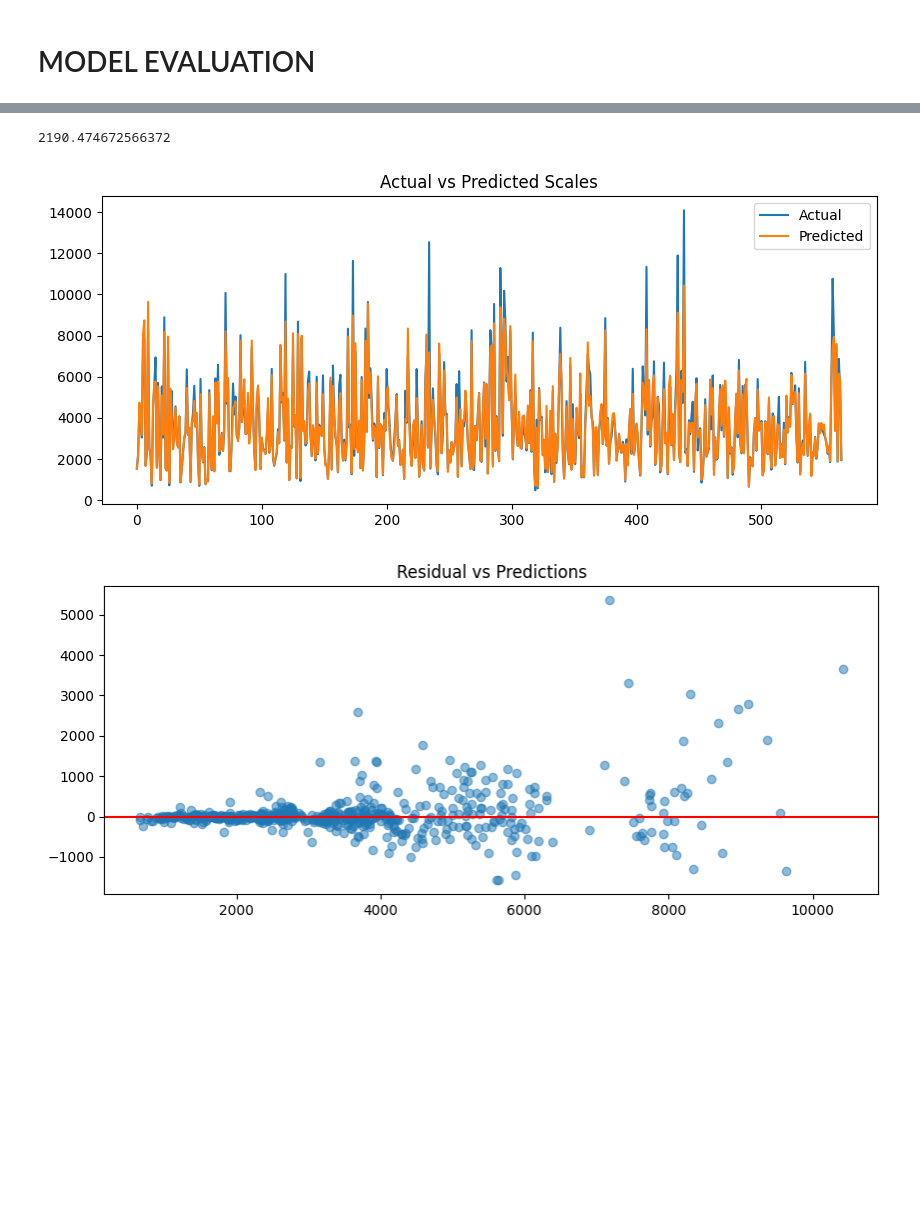
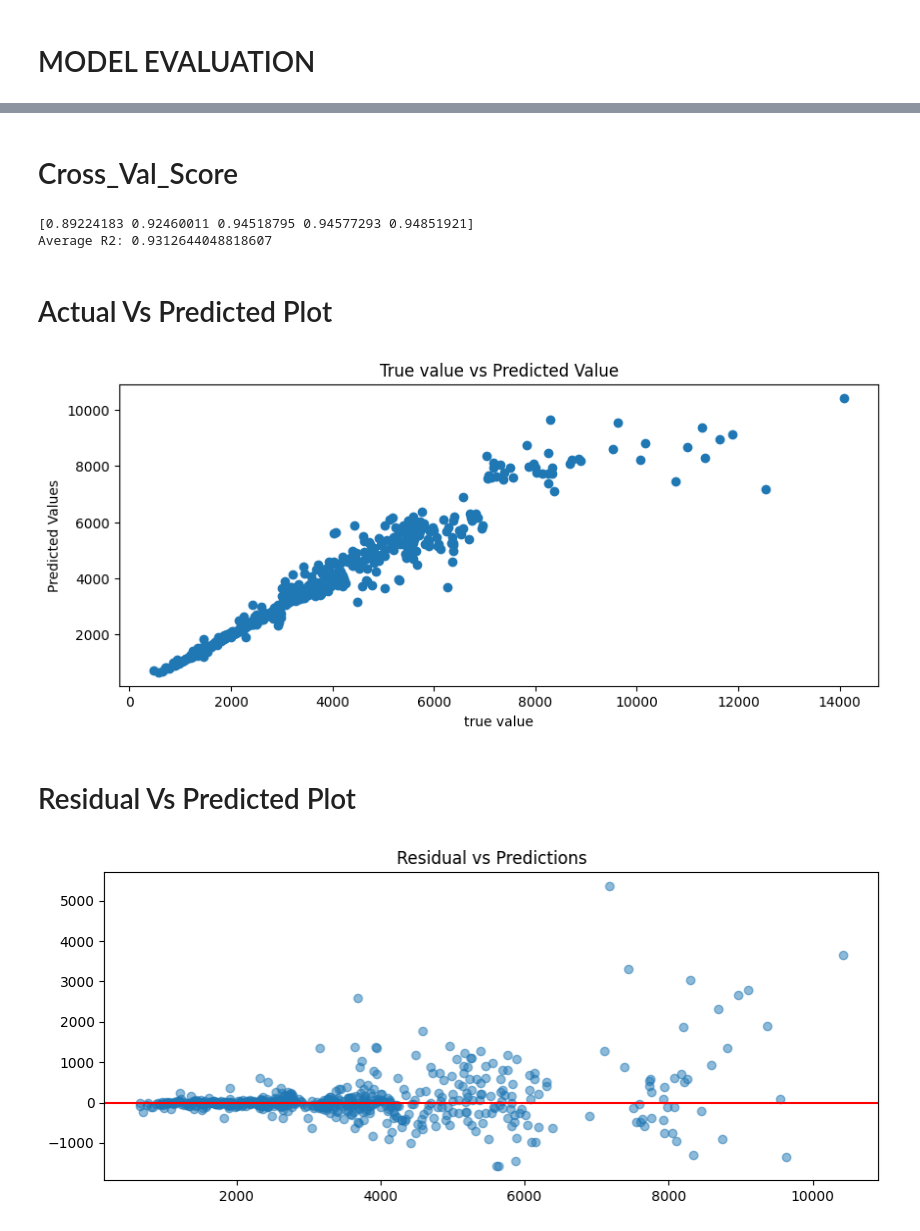
Before and after one commit to Rahul107213/Machine-Learning-Project, a Jupyter notebook: sales_data_sample.ipynb, the cells around one changed output, grey strips where cells are left out. Cells and saved outputs as stored; diff of their text form; code cells hidden in the pictures; blank space fills up the shorter version.

```diff
--- a/sales_data_sample.ipynb
+++ b/sales_data_sample.ipynb
@@ -251,16 +338,26 @@ baseline_mae = mean_absolute_error(y_test,y_baseline)
-# %%
-baseline_mae
-# %% [output]
-2190.474672566372
+# %% [markdown]
+# Cross_Val_Score
+# %%
+from sklearn.model_selection import cross_val_score
+scores = cross_val_score(model,X,y,cv=5,scoring = "r2")
+print(scores)
+print("Average R2:",scores.mean())
+# %% [output]
+[0.89224183 0.92460011 0.94518795 0.94577293 0.94851921]
+Average R2: 0.9312644048818607
+# %% [markdown]
+# Actual Vs Predicted Plot
 # %%
 plt.figure(figsize = (10,4))
-plt.plot(y_test.values,label = 'Actual')
-plt.plot(y_pred , label='Predicted')
-plt.legend()
-plt.title('Actual vs Predicted Scales')
+plt.scatter(y_test,y_pred)
+plt.ylabel('Predicted Values')
+plt.xlabel('true value')
+plt.title("True value vs Predicted Value")
 plt.show()
 # %% [output]
-[figure, old version]
+[figure, new version]
+# %% [markdown]
+# Residual Vs Predicted Plot
 # %%
 residual = y_test - y_pred
 plt.figure(figsize = (10,4))
```
Also changed, not shown: parts of 28 cells of this notebook.
